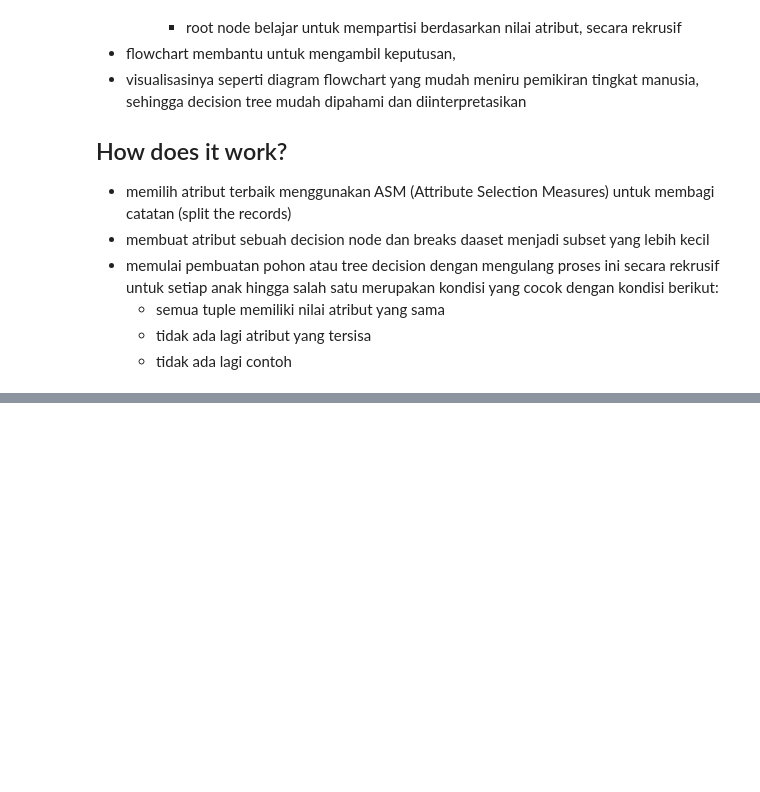
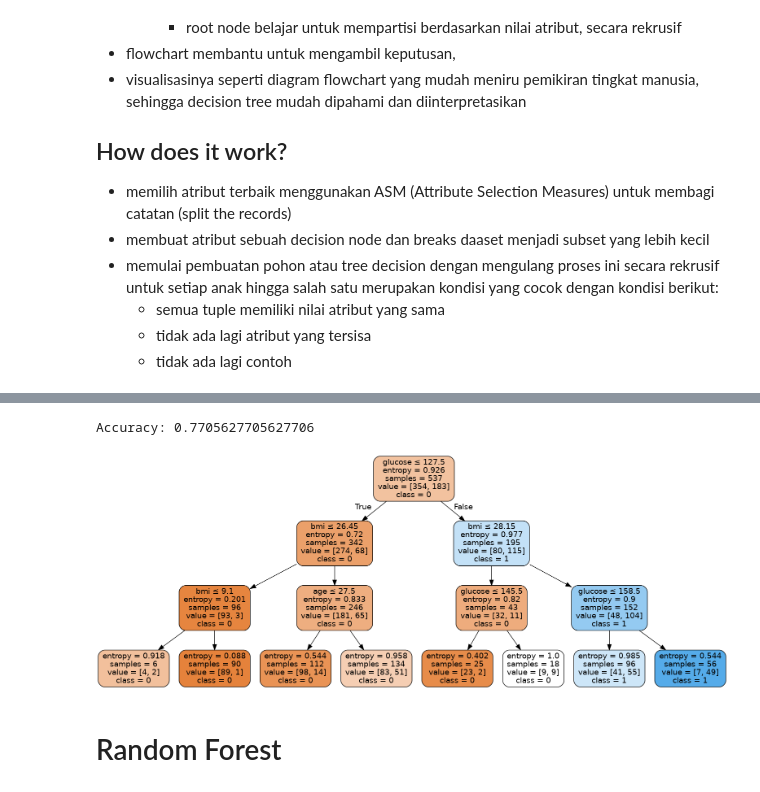
Before and after one commit to ainajefelina/Studi-Independen, a Jupyter notebook: Sesi 13/Summary 1.ipynb, the cells around one changed output, grey strips where cells are left out. Drawn from its saved outputs; the diff is of its cells as text; code cells hidden in the pictures; blank space fills up the shorter version.

```diff
--- a/Sesi 13/Summary 1.ipynb
+++ b/Sesi 13/Summary 1.ipynb
@@ -190,0 +301,33 @@ print("Accuracy:",metrics.accuracy_score(y_test, y_pred))
+# %%
+# Create Decision Tree classifer object
+clf = DecisionTreeClassifier(criterion="entropy", max_depth=3)
+
+# Train Decision Tree Classifer
+clf = clf.fit(X_train,y_train)
+
+#Predict the response for test dataset
+y_pred = clf.predict(X_test)
+
+# Model Accuracy, how often is the classifier correct?
+print("Accuracy:",metrics.accuracy_score(y_test, y_pred))
+# %% [output]
+Accuracy: 0.7705627705627706
+# %%
+import sklearn.tree as tree
+import pydotplus
+from six import StringIO
+from IPython.display import Image
+dot_data = StringIO()
+tree.export_graphviz(clf,
+ out_file=dot_data,
+ class_names=['0','1'], # the target names.
+ feature_names=feature_cols, # the feature names.
+ filled=True, # Whether to fill in the boxes with colours.
+ rounded=True, # Whether to round the corners of the boxes.
+ special_characters=True)
+graph = pydotplus.graph_from_dot_data(dot_data.getvalue())
+Image(graph.create_png())
+# %% [output]
+[figure, added]
+# %% [markdown]
+# Random Forest
```
Also changed, not shown: parts of 77 cells of this notebook.
